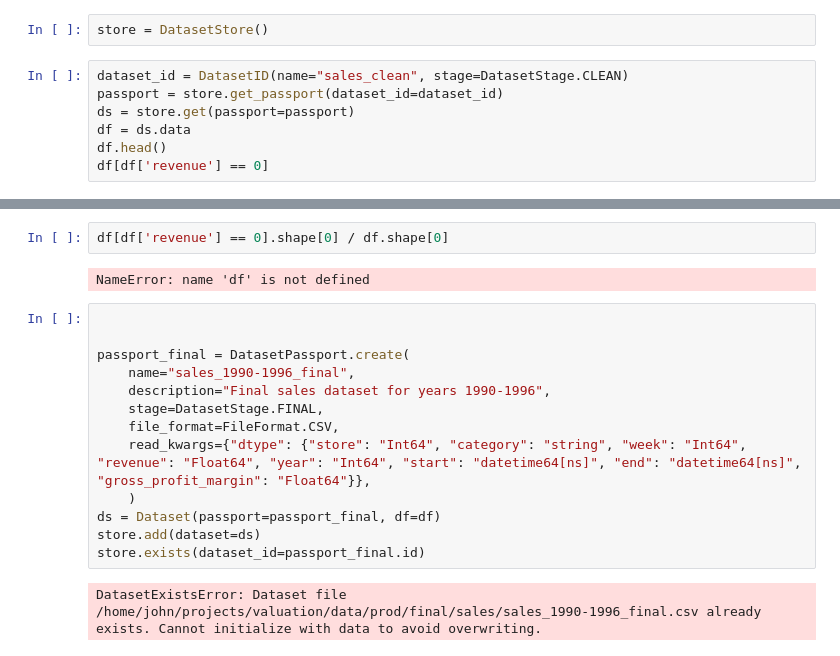
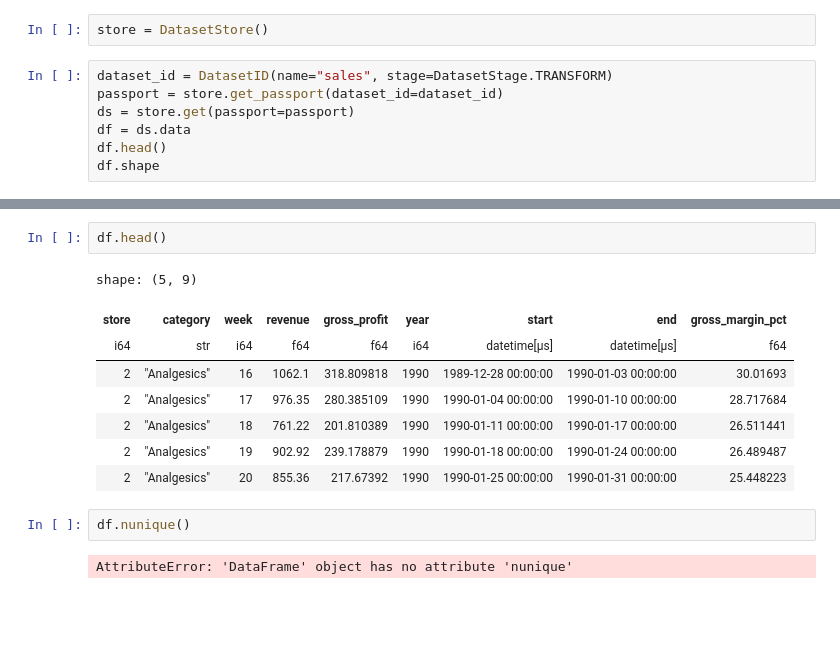
Before and after one commit to john-james-ai/valuation, a Jupyter notebook: notebooks/lab/dataset_store.ipynb, the cells around one changed output, grey strips where cells are left out. Saved outputs shown, nothing was run; the diff lists cells and outputs as text; blank space fills up the shorter version.

```diff
--- a/notebooks/lab/dataset_store.ipynb
+++ b/notebooks/lab/dataset_store.ipynb
@@ -10,10 +10,10 @@ from valuation.core.file import FileFormat
 # %%
 store = DatasetStore()
 # %%
-dataset_id = DatasetID(name="sales_clean", stage=DatasetStage.CLEAN)
+dataset_id = DatasetID(name="sales", stage=DatasetStage.TRANSFORM)
 passport = store.get_passport(dataset_id=dataset_id)
 ds = store.get(passport=passport)
 df = ds.data
 df.head()
-df[df['revenue'] == 0]
+df.shape
 # %% [output]
@@ -21,19 +24,15 @@ FileNotFoundError: Passport file not found at '/home/john/projects/valuation/ass
 # %%
-df[df['revenue'] == 0].shape[0] / df.shape[0]
+df.head()
 # %% [output]
-NameError: name 'df' is not defined
+shape: (5, 9)
+| store | category | week | revenue | gross_profit | year | start | end | gross_margin_pct |
+| i64 | str | i64 | f64 | f64 | i64 | datetime[μs] | datetime[μs] | f64 |
+| 2 | "Analgesics" | 16 | 1062.1 | 318.809818 | 1990 | 1989-12-28 00:00:00 | 1990-01-03 00:00:00 | 30.01693 |
+| 2 | "Analgesics" | 17 | 976.35 | 280.385109 | 1990 | 1990-01-04 00:00:00 | 1990-01-10 00:00:00 | 28.717684 |
+| 2 | "Analgesics" | 18 | 761.22 | 201.810389 | 1990 | 1990-01-11 00:00:00 | 1990-01-17 00:00:00 | 26.511441 |
+| 2 | "Analgesics" | 19 | 902.92 | 239.178879 | 1990 | 1990-01-18 00:00:00 | 1990-01-24 00:00:00 | 26.489487 |
+| 2 | "Analgesics" | 20 | 855.36 | 217.67392 | 1990 | 1990-01-25 00:00:00 | 1990-01-31 00:00:00 | 25.448223 |
 # %%
-
-
-passport_final = DatasetPassport.create(
-    name="sales_1990-1996_final",
-    description="Final sales dataset for years 1990-1996",
-    stage=DatasetStage.FINAL,
-    file_format=FileFormat.CSV,
-    read_kwargs={"dtype": {"store": "Int64", "category": "string", "week": "Int64", "revenue": "Float64", "year": "Int64", "start": "datetime64[ns]", "end": "datetime64[ns]", "gross_profit_margin": "Float64"}},
-    )
-ds = Dataset(passport=passport_final, df=df)
-store.add(dataset=ds)
-store.exists(dataset_id=passport_final.id)
+df.nunique()
 # %% [output]
-DatasetExistsError: Dataset file /home/john/projects/valuation/data/prod/final/sales/sales_1990-1996_final.csv already exists. Cannot initialize with data to avoid overwriting.
+AttributeError: 'DataFrame' object has no attribute 'nunique'
```
Also changed, not shown: parts of 1 cell of this notebook, 12 other files.
